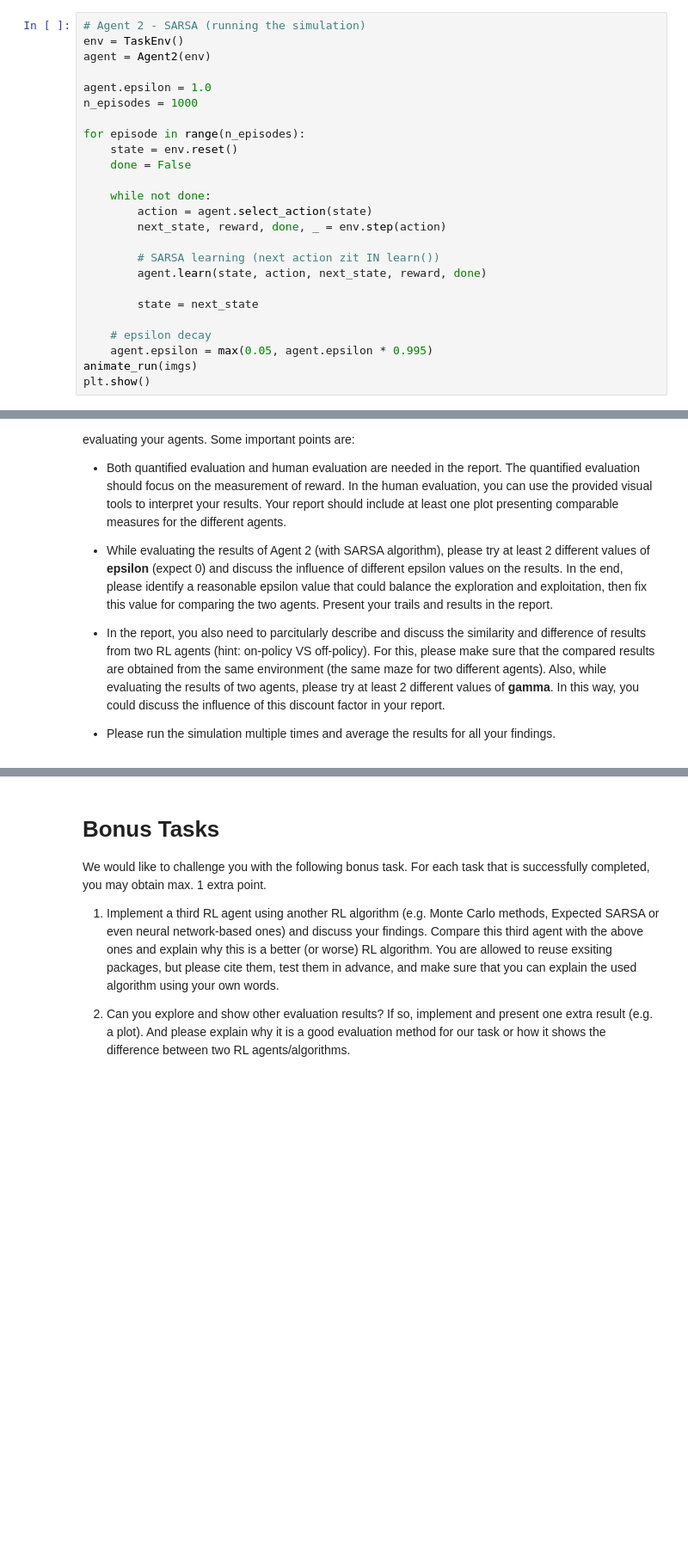
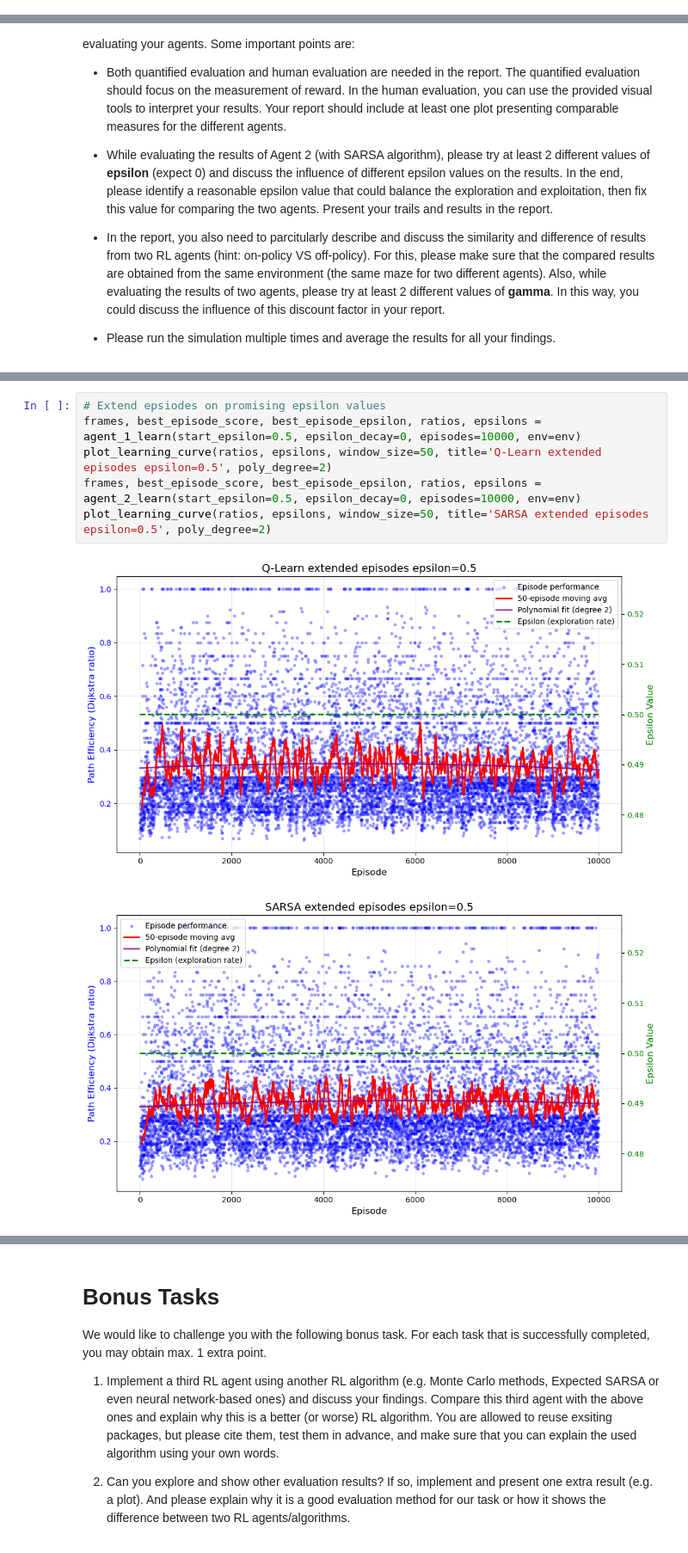
Before and after one commit to edogeensen/APML-OPDRACHT-3, a Jupyter notebook: Assignment_3.ipynb, the cells around one changed output, grey strips where cells are left out. Shown at 86% size. Drawn from its saved outputs; the diff is of its cells as text; blank space fills up the shorter version.

```diff
--- a/Assignment_3.ipynb
+++ b/Assignment_3.ipynb
@@ -378,28 +420,3 @@ class Agent2():
         td_target = reward + self.gamma * next_q * (1 - int(done))
         td_delta = td_target - self.q_table[x, y, action]
         self.q_table[x, y, action] += self.alpha * td_delta
-# %%
-# Agent 2 - SARSA (running the simulation)
-env = TaskEnv()
-agent = Agent2(env)
-
-agent.epsilon = 1.0
-n_episodes = 1000
-
-for episode in range(n_episodes):
-    state = env.reset()
-    done = False
-
-    while not done:
-        action = agent.select_action(state)
-        next_state, reward, done, _ = env.step(action)
-
-        # SARSA learning (next action zit IN learn())
-        agent.learn(state, action, next_state, reward, done)
-
-        state = next_state
-
-    # epsilon decay
-    agent.epsilon = max(0.05, agent.epsilon * 0.995)
-animate_run(imgs)
-plt.show()
@@ -421,0 +587,9 @@ Finally, you will describe, evaluate, and interpret the results obtained from th
+# %%
+# Extend epsiodes on promising epsilon values
+frames, best_episode_score, best_episode_epsilon, ratios, epsilons = agent_1_learn(start_epsilon=0.5, epsilon_decay=0, episodes=10000, env=env)
+plot_learning_curve(ratios, epsilons, window_size=50, title='Q-Learn extended episodes epsilon=0.5', poly_degree=2)
+frames, best_episode_score, best_episode_epsilon, ratios, epsilons = agent_2_learn(start_epsilon=0.5, epsilon_decay=0, episodes=10000, env=env)
+plot_learning_curve(ratios, epsilons, window_size=50, title='SARSA extended episodes epsilon=0.5', poly_degree=2)
+# %% [output]
+[figure, added]
+[figure, added]
```
Also changed, not shown: parts of 17 cells of this notebook.
